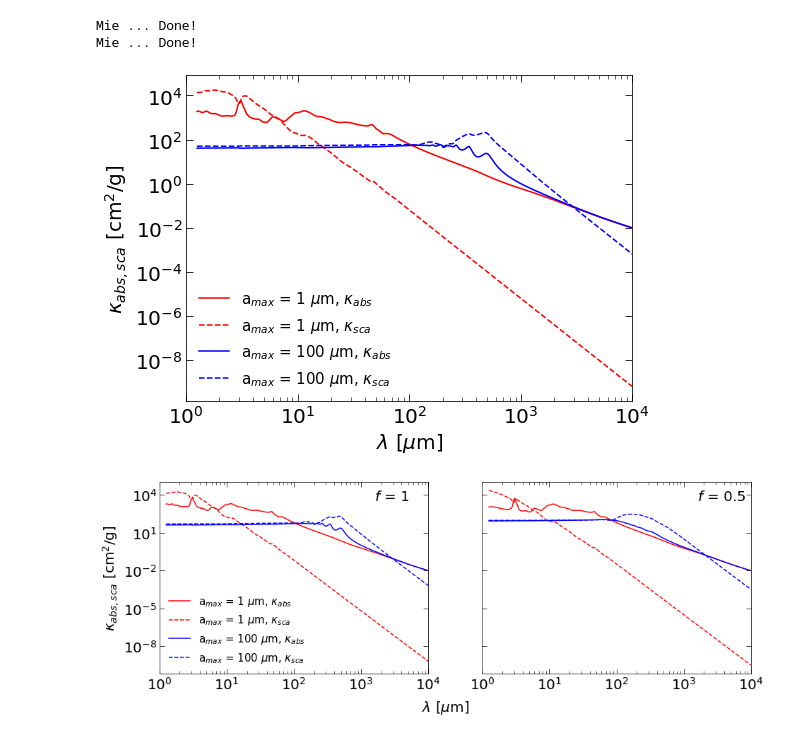
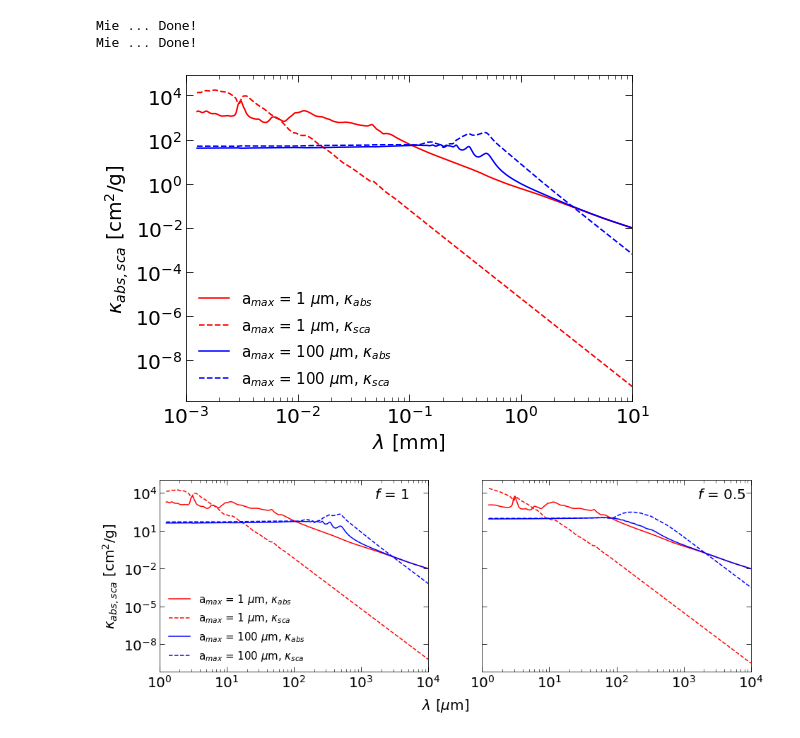
Before and after one commit to audreyburggraf/MastersThesis, a Jupyter notebook: PLOTTING C29 989/DUST MODEL NOTEBOOKS/recreate_kataoka_with_DSHARP_my_bands_optimized.ipynb, the cells around one changed output. Drawn from its saved outputs; the diff is of its cells as text; code cells hidden in the pictures.

Commit message:
adding more images

```diff
--- a/PLOTTING C29 989/DUST MODEL NOTEBOOKS/recreate_kataoka_with_DSHARP_my_bands_optimized.ipynb
+++ b/PLOTTING C29 989/DUST MODEL NOTEBOOKS/recreate_kataoka_with_DSHARP_my_bands_optimized.ipynb
@@ -189,13 +189,13 @@ fig, ax = plt.subplots(figsize=(8, 6))
 fig1_colors = ['red', 'blue']
 
 for i in range(2):
-    ax.plot(lambda_dist_micron,
+    ax.plot(lambda_dist_micron/1000,
             k_abs_fig1[i],
             color = fig1_colors[i],
             ls = '-',
             label = rf'a$_{{max}}$ = {a_max_micron_fig1[i]} $\mu$m, $\kappa_{{abs}}$')
 
-    ax.plot(lambda_dist_micron,
+    ax.plot(lambda_dist_micron/1000,
             k_sca_fig1[i],
             color = fig1_colors[i],
             ls = '--',
@@ -203,42 +203,42 @@ for i in range(2):
 
 
 # Add axis labels
-ax.set_xlabel('$\lambda$ [$\mu$m]', fontsize=axis_label_fs)
+ax.set_xlabel('$\lambda$ [mm]', fontsize=axis_label_fs)
 ax.set_ylabel('$\kappa_{abs, sca}$ [cm$^2$/g]', fontsize=axis_label_fs)
 
 
 # Adjust ticks
 # ax.minorticks_on()
 # ax.tick_params(axis="x", which="major", direction="in", bottom=True, top=True, length=7, labelsize=axis_num_fs)
 # ax.tick_params(axis="y", which="major", direction="in", left=True, right=True, length=7, labelsize=axis_num_fs)
 
 
 ax.legend(loc = 'lower left',
           fontsize = legend_text_fs,
           frameon = False)
 
 # Make axes log if needed
 ax.set_xscale('log')
 ax.set_yscale('log')
 
 # Set axis limits
 # ax.setxlim(0.11e4)
-ax.set_xlim(1e0, 1e4)
+ax.set_xlim(1e0/1000, 1e4/1000)
 
 
 add_min_major_ticks(ax)
 
 
 # plt.savefig(slideshow_image_folder_path + '/DustModels/'+ "Kataoka2015Fig1.jpeg",
 #             dpi=300,
 #             bbox_inches='tight')
 
 
 plt.savefig(writeup_image_folder_path + '/DustModels/'+ "Kataoka2015Fig1.pdf",
             dpi=300,
             bbox_inches='tight')
 # %% [output]
-[figure, old version]
+[figure, new version]
 # %%
 results_fig1 = [res_fig1_compact, res_fig1_porous]
 
```
Also changed, not shown: 3 other files.
